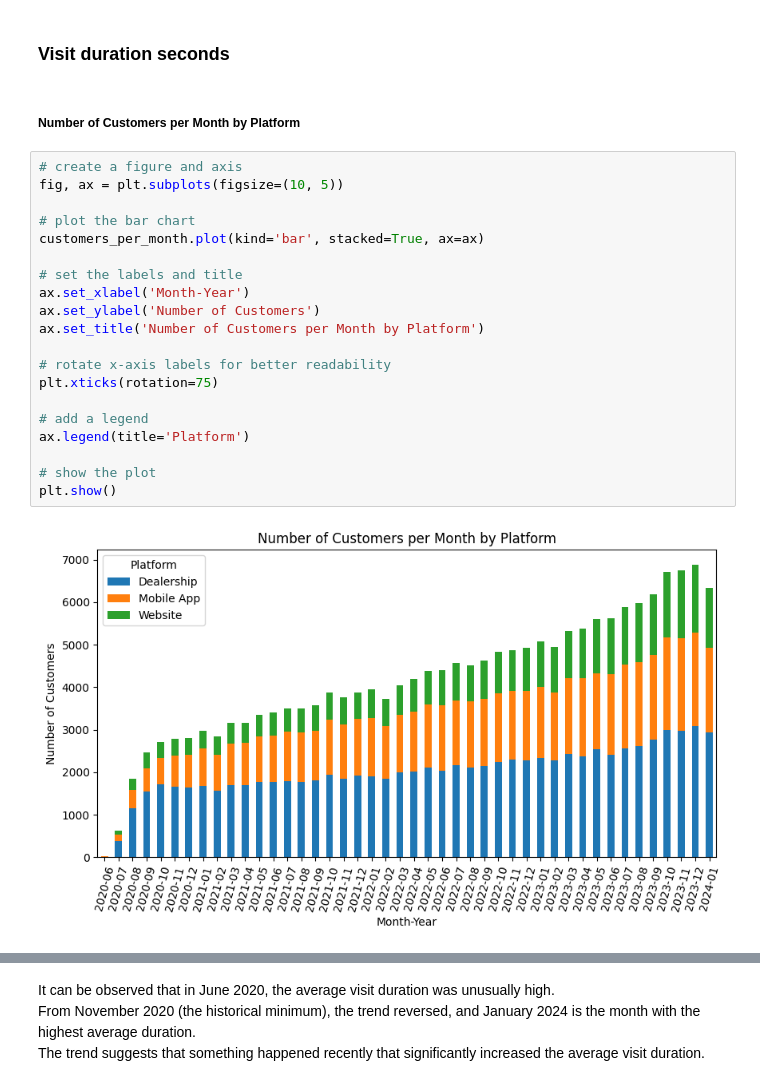
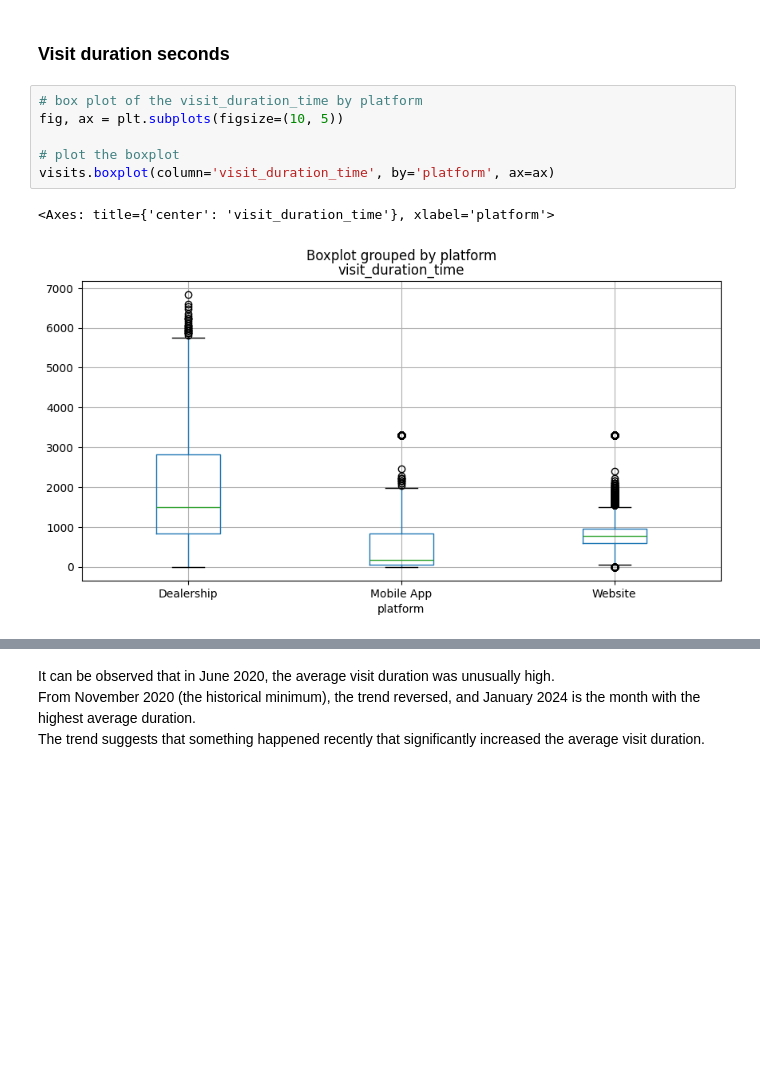
Before and after one commit to glag2/glag2-Internship-Case-2024-DEC, a Jupyter notebook: [STEP 2.4] Visits EDA.ipynb, the cells around one changed output, grey strips where cells are left out. Cells and saved outputs as stored; diff of their text form; blank space fills up the shorter version.

```diff
--- a/[STEP 2.4] Visits EDA.ipynb
+++ b/[STEP 2.4] Visits EDA.ipynb
@@ -337,27 +423,12 @@ plt.show()
 It seems fine, from now on we're going to base our analysis on the start datetime
 # %% [markdown]
 ### Visit duration seconds
-# %% [markdown]
-##### Number of Customers per Month by Platform
-# %%
-# create a figure and axis
-fig, ax = plt.subplots(figsize=(10, 5))
-
-# plot the bar chart
-customers_per_month.plot(kind='bar', stacked=True, ax=ax)
-
-# set the labels and title
-ax.set_xlabel('Month-Year')
-ax.set_ylabel('Number of Customers')
-ax.set_title('Number of Customers per Month by Platform')
-
-# rotate x-axis labels for better readability
-plt.xticks(rotation=75)
-
-# add a legend
-ax.legend(title='Platform')
-
-# show the plot
-plt.show()
-# %% [output]
-[figure, removed]
+# %%
+# box plot of the visit_duration_time by platform
+fig, ax = plt.subplots(figsize=(10, 5))
+
+# plot the boxplot
+visits.boxplot(column='visit_duration_time', by='platform', ax=ax)
+# %% [output]
+<Axes: title={'center': 'visit_duration_time'}, xlabel='platform'>
+[figure, added]
```
Also changed, not shown: parts of 50 cells of this notebook, 3 other files.
